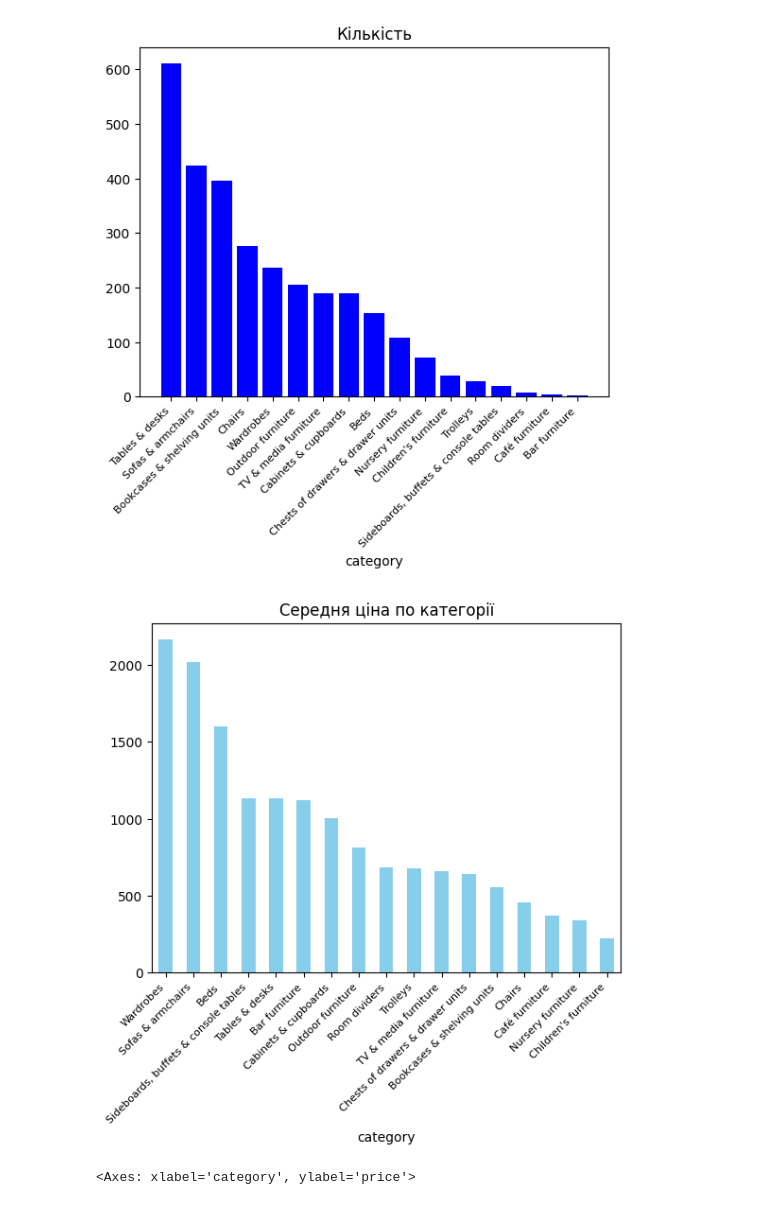
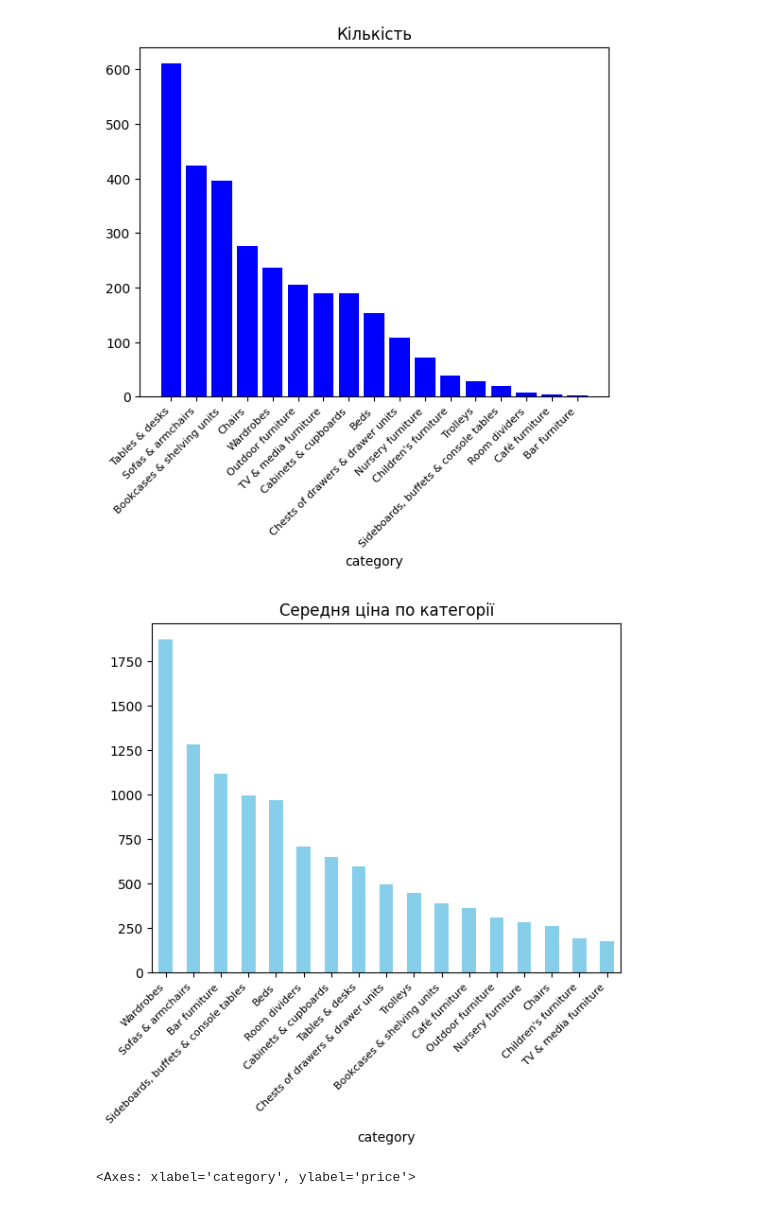
Before and after one commit to Illia061/StepProject, a Jupyter notebook: StepProject.ipynb, the cells around one changed output. Cells and saved outputs as stored; diff of their text form; code cells hidden in the pictures.

```diff
--- a/StepProject.ipynb
+++ b/StepProject.ipynb
@@ -257,16 +258,16 @@ plt.show()
 [figure]
 # %%
 '''
-Середня ціна по категорії
+Медіанна ціна по категорії
 '''
-average_prices = data.groupby('category')['price'].mean().sort_values(ascending=False)
+average_prices = data.groupby('category')['price'].median().sort_values(ascending=False)
 average_prices.plot(kind='bar', color='skyblue')
 plt.xticks(rotation=45, ha="right", fontsize=8)
 plt.xlabel('category')
 plt.title('Середня ціна по категорії')
 plt.show()
 # %% [output]
-[figure, old version]
+[figure, new version]
 # %%
 plt.subplots(figsize = (10,8))
 plt.xticks(rotation=45, ha="right", fontsize=8)
```
Also changed, not shown: parts of 18 cells of this notebook.
